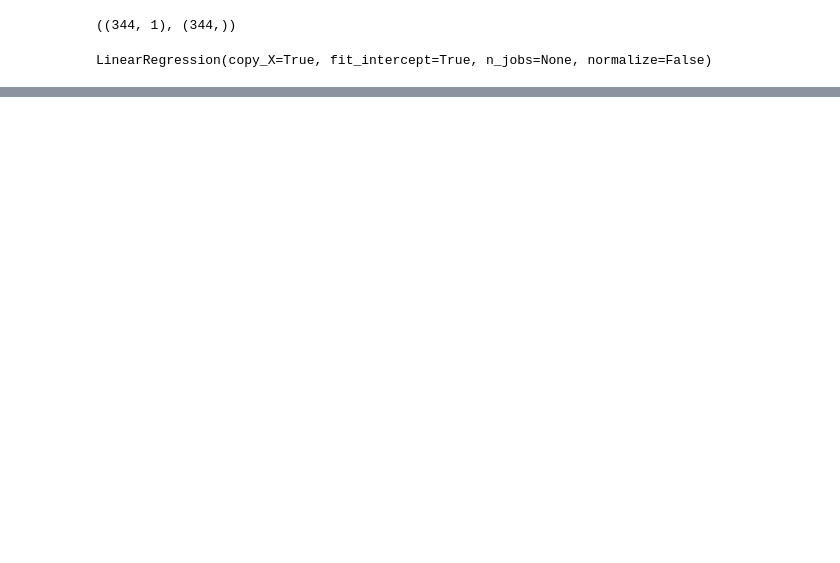
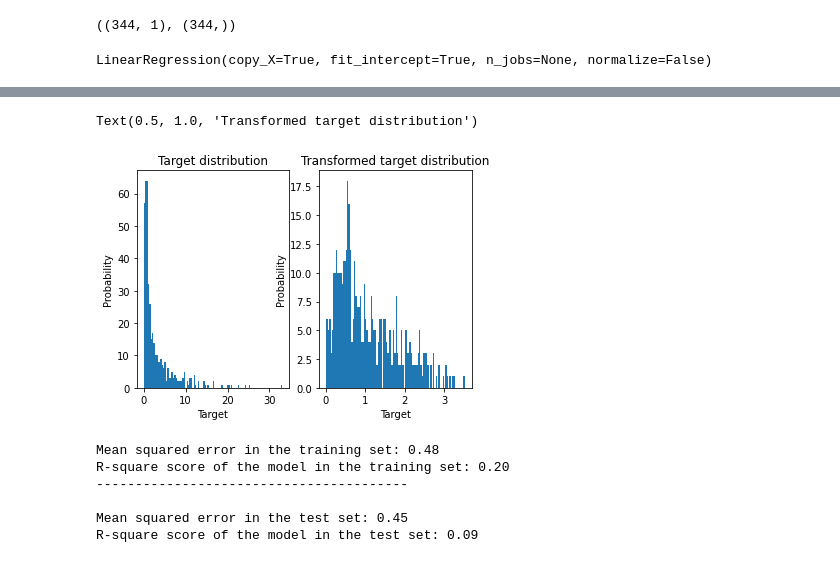
Before and after one commit to HuyenNguyenHelen/INFO-5505---Machine-learning, a Jupyter notebook: HuyenNguyen_Assignment_1.ipynb, the cells around one changed output, grey strips where cells are left out. Drawn from its saved outputs; the diff is of its cells as text; code cells hidden in the pictures; blank space fills up the shorter version.

```diff
--- a/HuyenNguyen_Assignment_1.ipynb
+++ b/HuyenNguyen_Assignment_1.ipynb
@@ -166,0 +203,56 @@ r2 = r2_score ()
+# %%
+y = data['PRICE']
+y_trans = np.log1p(y)
+
+f, (ax0, ax1) = plt.subplots(1, 2)
+ax0.hist(y, bins=100)
+#ax0.set_xlim([0, 0.2])
+ax0.set_ylabel('Probability')
+ax0.set_xlabel('Target')
+ax0.set_title('Target distribution')
+
+ax1.hist(y_trans, bins=100)
+ax1.set_ylabel('Probability')
+ax1.set_xlabel('Target')
+ax1.set_title('Transformed target distribution')
+# %% [output]
+Text(0.5, 1.0, 'Transformed target distribution')
+[figure, added]
+# %%
+X_train, X_test, y_train, y_test = train_test_split(data[['SIZE']], y_trans, train_size = 0.8)
+
+X_train.shape, y_train.shape
+
+# Build a LR model
+from sklearn.linear_model import LinearRegression
+slr = LinearRegression()
+
+# Fit the model into the training data
+slr.fit (X_train, y_train)
+
+# Apply the model to predict y in the test set
+y_test_pred = slr.predict (X_test)
+
+# Apply the model to predict y in the train set
+y_train_pred = slr.predict(X_train)
+
+# Evaluate the model performance in the training set
+from sklearn.metrics import mean_squared_error, r2_score
+mse = mean_squared_error (y_train, y_train_pred)
+r2 = r2_score (y_train, y_train_pred)
+print('Mean squared error in the training set: {:.2f}'.format(mse))
+print('R-square score of the model in the training set: {:.2f}'.format(r2))
+print ('-'*40)
+
+# Evaluate the model performance in the testing set
+mse = mean_squared_error (y_test, y_test_pred)
+r2 = r2_score(y_test, y_test_pred)
+print('\nMean squared error in the test set: {:.2f}'.format(mse))
+print('R-square score of the model in the test set: {:.2f}'.format(r2))
+# %% [output]
+Mean squared error in the training set: 0.48
+R-square score of the model in the training set: 0.20
+----------------------------------------
+
+Mean squared error in the test set: 0.45
+R-square score of the model in the test set: 0.09
```
Also changed, not shown: parts of 8 cells of this notebook.
